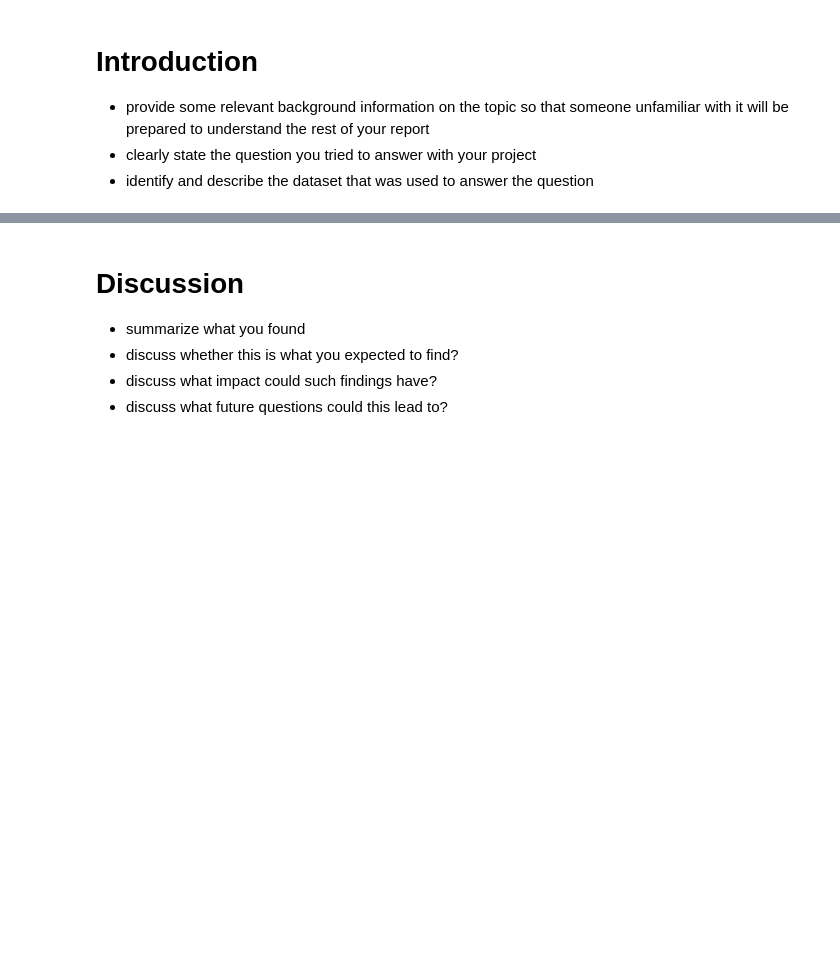
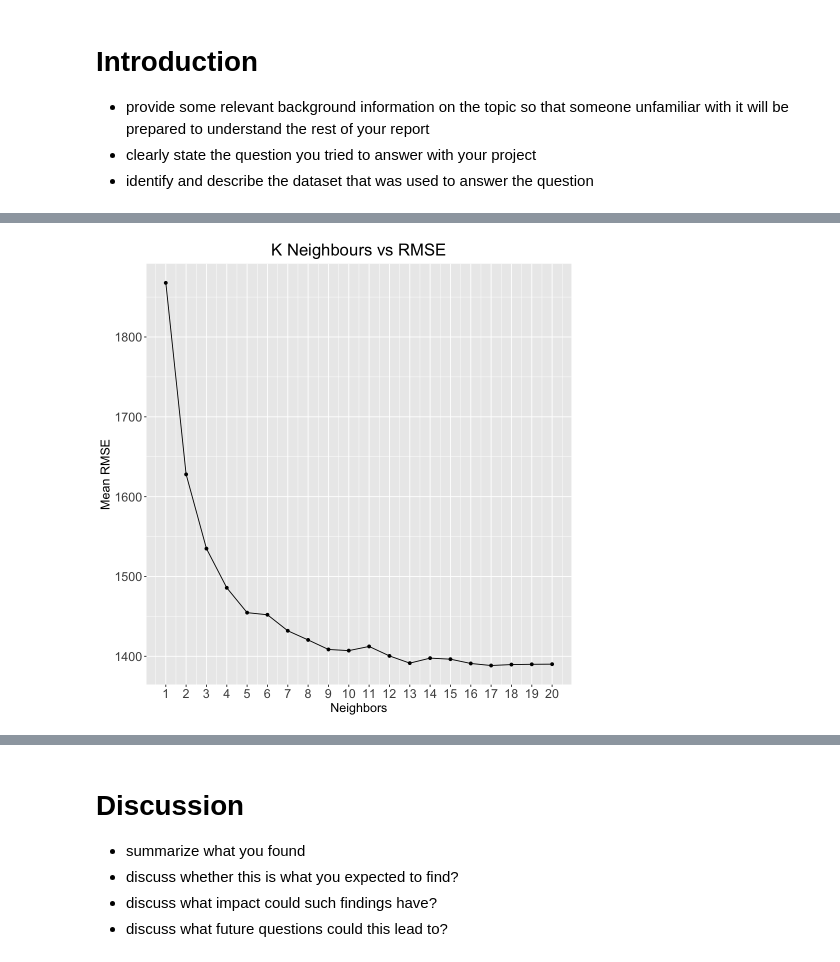
Before and after one commit to DSCI-310-2023/dsci-310-group-6, a Jupyter notebook: analysis.ipynb, the cells around one changed output, grey strips where cells are left out. Drawn from its saved outputs; the diff is of its cells as text; code cells hidden in the pictures; blank space fills up the shorter version.

```diff
--- a/analysis.ipynb
+++ b/analysis.ipynb
@@ -38,0 +106,27 @@ note: all tables and figure should have a figure/table number and a legend
+# %%
+recipe <- recipe(cnt ~ windspeed+atemp+season, data = training) %>%
+                step_scale(all_predictors()) %>%
+                step_center(all_predictors())
+
+knn_spec <- nearest_neighbor(weight_func = "rectangular", neighbors = tune()) %>%
+             set_engine("kknn") %>%
+             set_mode("regression")
+
+vfold <- vfold_cv(training, v = 5, strata = cnt)
+
+gridvals <- tibble(neighbors = seq(from = 1, to = 20))
+
+wkflw <- workflow() %>%
+             add_recipe(recipe) %>%
+             add_model(knn_spec)
+
+results <- wkflw  %>%
+           tune_grid(resamples = vfold, grid = gridvals)  %>%
+           collect_metrics() %>%
+           filter(.metric == "rmse")%>%
+           arrange(mean)
+head(results, 5)
+
+kmin <- results %>%
+        slice(1) %>%
+        pull(neighbors)
@@ -38,0 +142,16 @@ note: all tables and figure should have a figure/table number and a legend
+# %%
+options(repr.plot.width = 8, repr.plot.height = 8)
+accuracy_vs_k <- ggplot(results, aes(x = neighbors, y = mean)) +
+                 geom_point() + geom_line() +
+                 labs(x = "Neighbors", y = "Mean RMSE") +
+                 scale_x_continuous(breaks = seq(0, 20, by = 1)) +
+                 ggtitle("K Neighbours vs RMSE") +
+                 theme(axis.title.x = element_text(size = 15),
+                       axis.text.x = element_text(size = 15),
+                       axis.text.y = element_text(size = 15),
+                       axis.title.y = element_text(size = 15),
+                       plot.title = element_text(size = 20, hjust = 0.5))
+
+accuracy_vs_k
+# %% [output]
+[figure, added]
```
Also changed, not shown: parts of 11 cells of this notebook.
